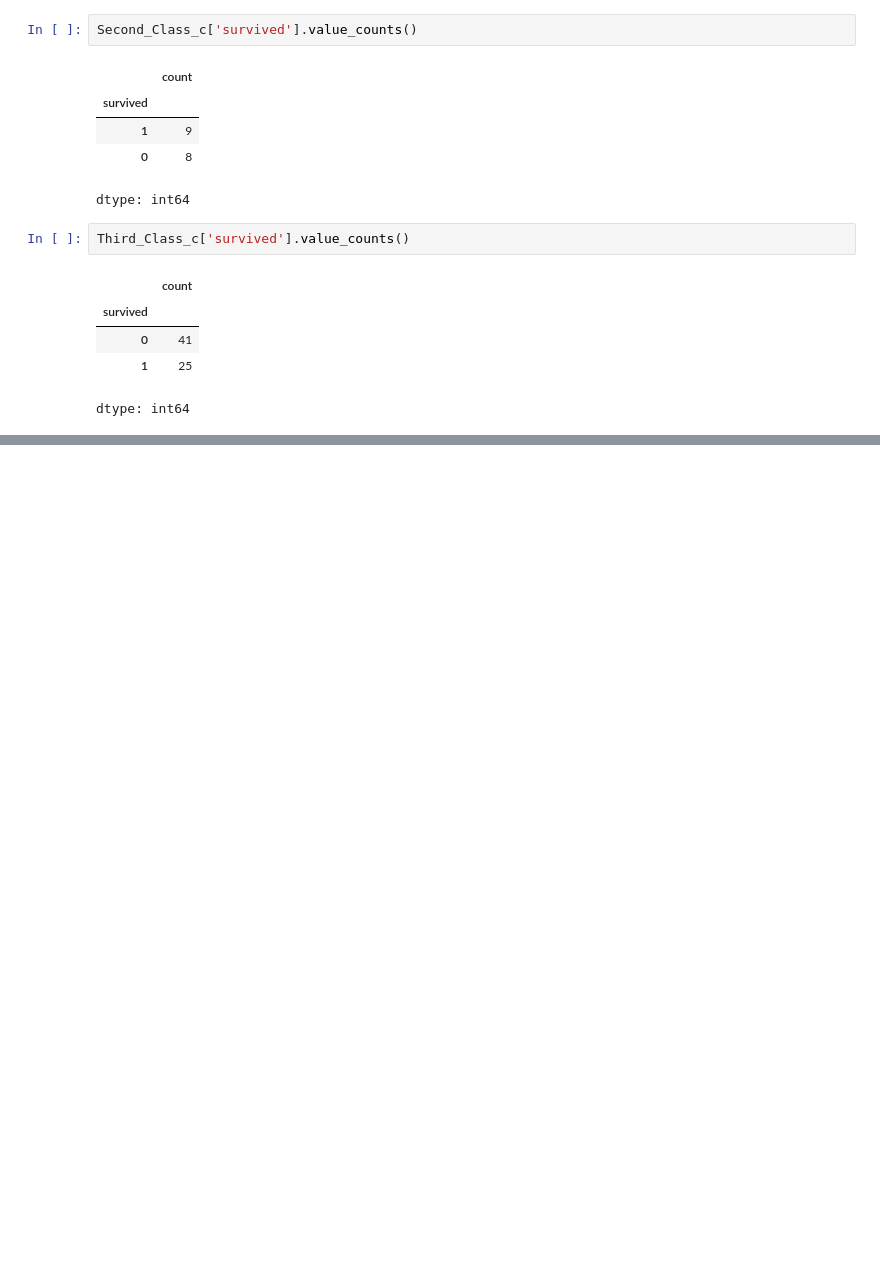
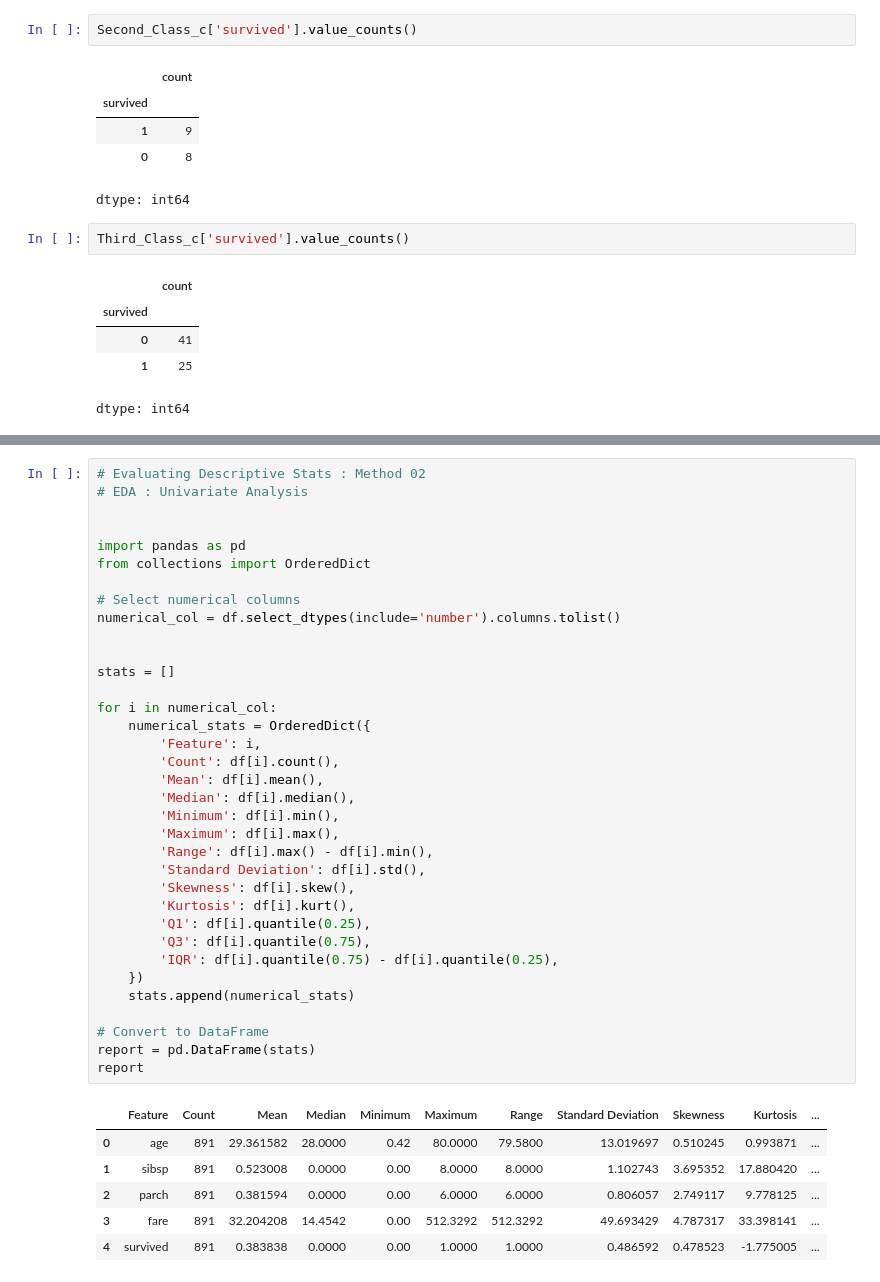
Before and after one commit to AniketC24/Datascience, a Jupyter notebook: Case_study_01_Titanic_EDA.ipynb, the cells around one changed output, grey strips where cells are left out. Drawn from its saved outputs; the diff is of its cells as text; blank space fills up the shorter version.

```diff
--- a/Case_study_01_Titanic_EDA.ipynb
+++ b/Case_study_01_Titanic_EDA.ipynb
@@ -618,0 +662,42 @@ dtype: int64
+# %%
+# Evaluating Descriptive Stats : Method 02
+# EDA : Univariate Analysis
+
+
+import pandas as pd
+from collections import OrderedDict
+
+# Select numerical columns
+numerical_col = df.select_dtypes(include='number').columns.tolist()
+
+
+stats = []
+
+for i in numerical_col:
+    numerical_stats = OrderedDict({
+        'Feature': i,
+        'Count': df[i].count(),
+        'Mean': df[i].mean(),
+        'Median': df[i].median(),
+        'Minimum': df[i].min(),
+        'Maximum': df[i].max(),
+        'Range': df[i].max() - df[i].min(),
+        'Standard Deviation': df[i].std(),
+        'Skewness': df[i].skew(),
+        'Kurtosis': df[i].kurt(),
+        'Q1': df[i].quantile(0.25),
+        'Q3': df[i].quantile(0.75),
+        'IQR': df[i].quantile(0.75) - df[i].quantile(0.25),
+    })
+    stats.append(numerical_stats)
+
+# Convert to DataFrame
+report = pd.DataFrame(stats)
+report
+# %% [output]
+|  | Feature | Count | Mean | Median | Minimum | Maximum | Range | Standard Deviation | Skewness | Kurtosis | ... |
+| 0 | age | 891 | 29.361582 | 28.0000 | 0.42 | 80.0000 | 79.5800 | 13.019697 | 0.510245 | 0.993871 | ... |
+| 1 | sibsp | 891 | 0.523008 | 0.0000 | 0.00 | 8.0000 | 8.0000 | 1.102743 | 3.695352 | 17.880420 | ... |
+| 2 | parch | 891 | 0.381594 | 0.0000 | 0.00 | 6.0000 | 6.0000 | 0.806057 | 2.749117 | 9.778125 | ... |
+| 3 | fare | 891 | 32.204208 | 14.4542 | 0.00 | 512.3292 | 512.3292 | 49.693429 | 4.787317 | 33.398141 | ... |
+| 4 | survived | 891 | 0.383838 | 0.0000 | 0.00 | 1.0000 | 1.0000 | 0.486592 | 0.478523 | -1.775005 | ... |
```
Also changed, not shown: parts of 8 cells of this notebook.
